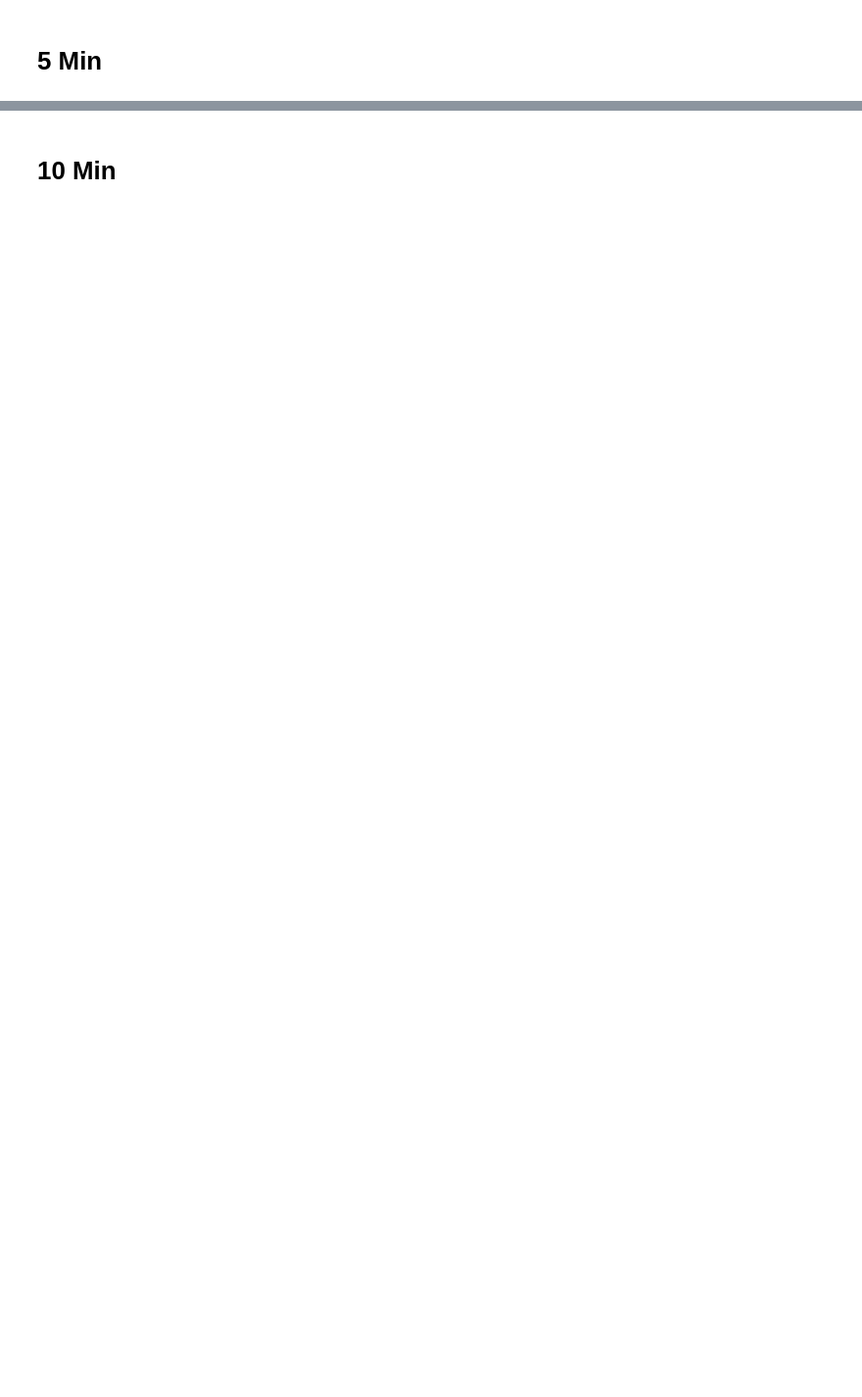
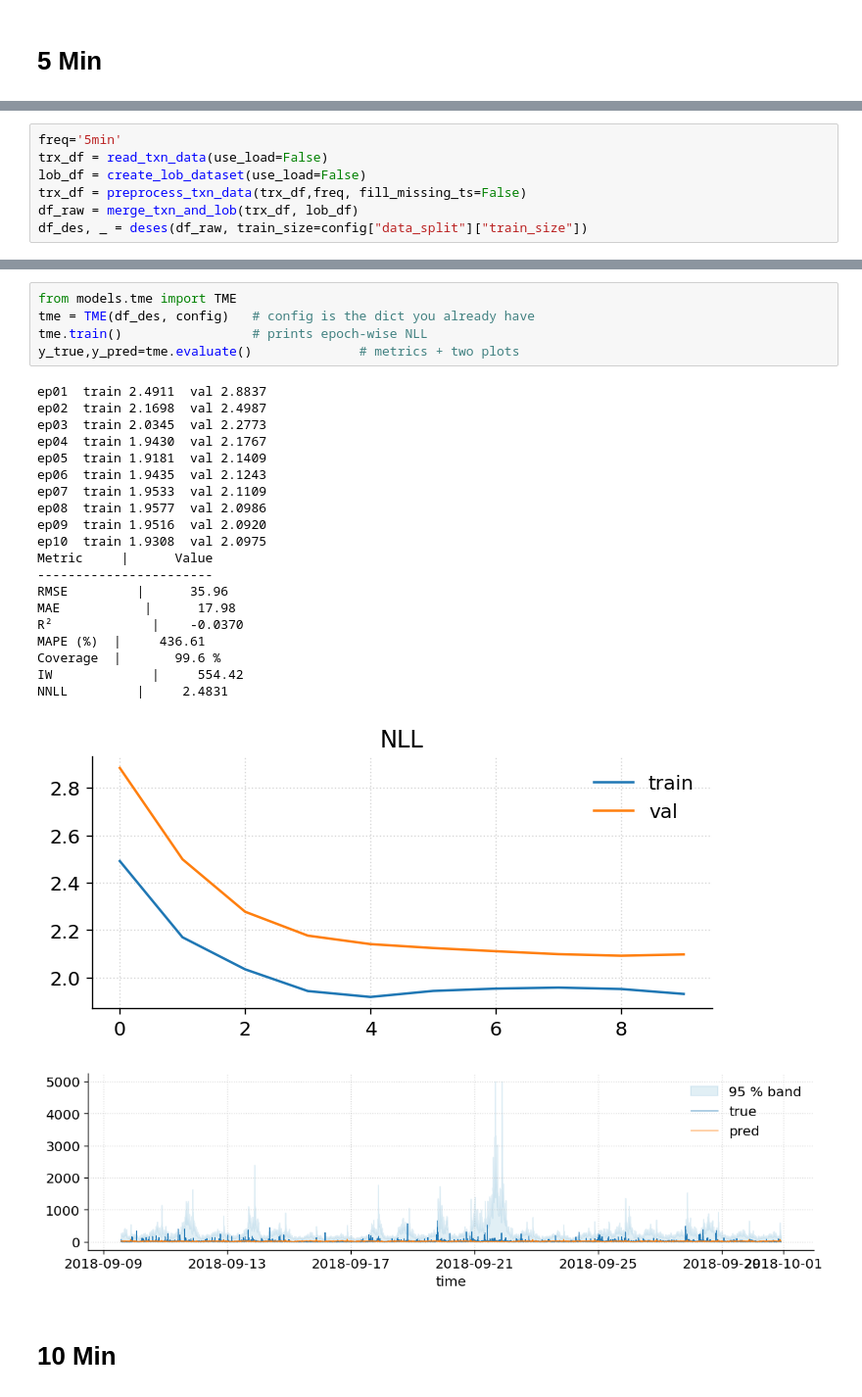
Before and after one commit to pfurjesz/MLFCS_paper, a Jupyter notebook: notebooks/tme_run.ipynb, the cells around one changed output, grey strips where cells are left out. Shown at 98% size. Drawn from its saved outputs; the diff is of its cells as text; blank space fills up the shorter version.

```diff
--- a/notebooks/tme_run.ipynb
+++ b/notebooks/tme_run.ipynb
@@ -126,0 +145,7 @@ RMSE 12.039660432175397 MAE 4.405174920608902 R2 -0.04300253588454961 MAPE% 177.
+# %%
+freq='5min'
+trx_df = read_txn_data(use_load=False)
+lob_df = create_lob_dataset(use_load=False)
+trx_df = preprocess_txn_data(trx_df,freq, fill_missing_ts=False)
+df_raw = merge_txn_and_lob(trx_df, lob_df)
+df_des, _ = deses(df_raw, train_size=config["data_split"]["train_size"])
@@ -127,2 +166,29 @@ RMSE 12.039660432175397 MAE 4.405174920608902 R2 -0.04300253588454961 MAPE% 177.
+# %%
+from models.tme import TME
+tme = TME(df_des, config)   # config is the dict you already have
+tme.train()                 # prints epoch-wise NLL
+y_true,y_pred=tme.evaluate()              # metrics + two plots
+# %% [output]
+ep01  train 2.4911  val 2.8837
+ep02  train 2.1698  val 2.4987
+ep03  train 2.0345  val 2.2773
+ep04  train 1.9430  val 2.1767
+ep05  train 1.9181  val 2.1409
+ep06  train 1.9435  val 2.1243
+ep07  train 1.9533  val 2.1109
+ep08  train 1.9577  val 2.0986
+ep09  train 1.9516  val 2.0920
+ep10  train 1.9308  val 2.0975
+Metric     |      Value
+-----------------------
+RMSE         |      35.96
+MAE           |      17.98
+R²             |    -0.0370
+MAPE (%)  |     436.61
+Coverage  |       99.6 %
+IW             |     554.42
+NNLL         |     2.4831
+[figure, added]
+[figure, added]
 # %% [markdown]
 # 10 Min
```
Also changed, not shown: parts of 11 cells of this notebook, 2 other files.
